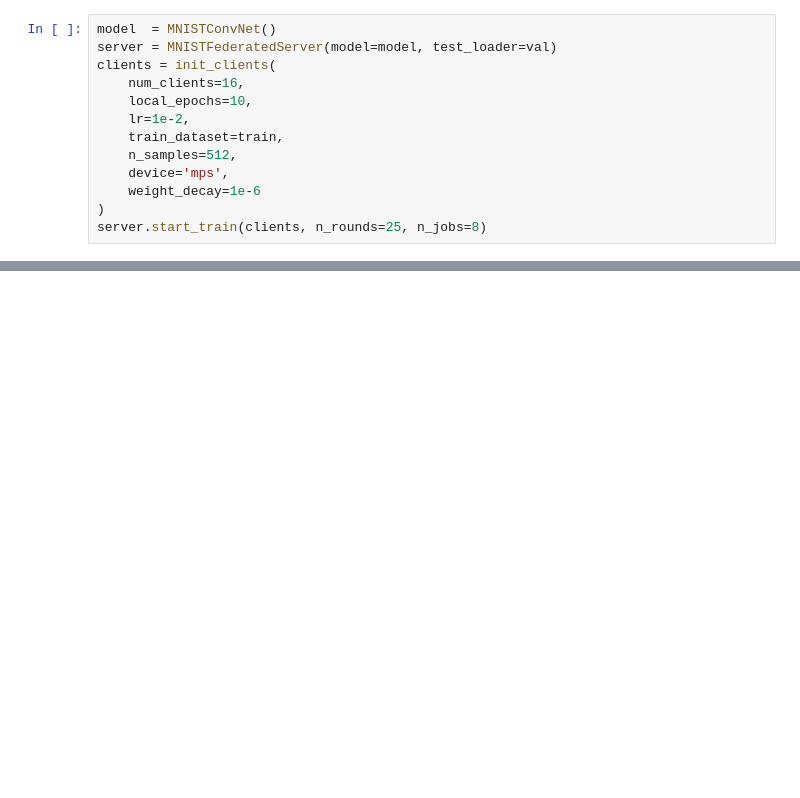
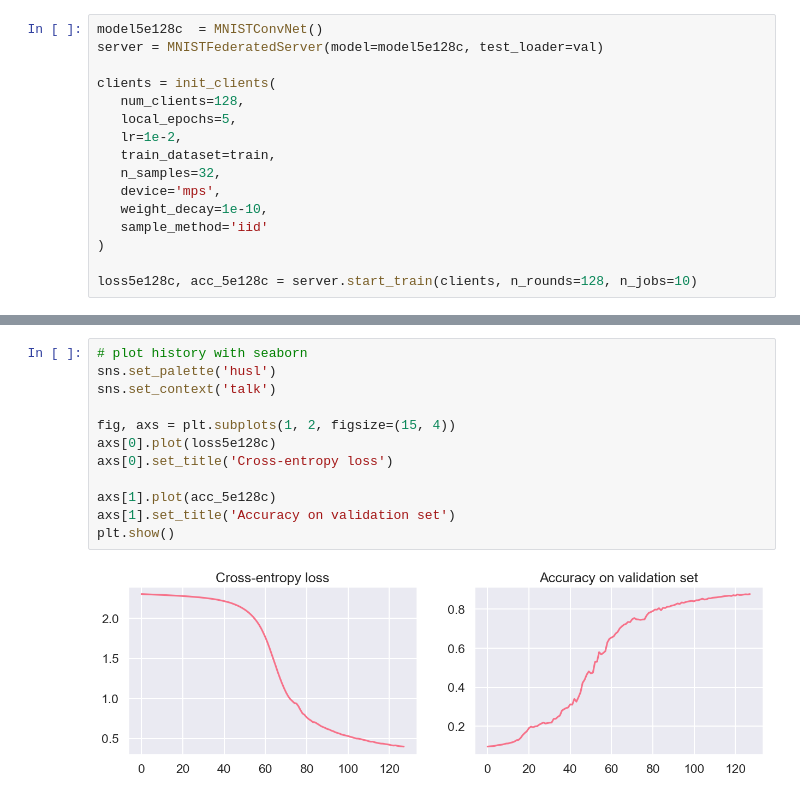
Before and after one commit to vornao/cl-project, a Jupyter notebook: src/test.ipynb, the cells around one changed output, grey strips where cells are left out. Drawn from its saved outputs; the diff is of its cells as text; blank space fills up the shorter version.

Commit message:
started some experiments

```diff
--- a/src/test.ipynb
+++ b/src/test.ipynb
@@ -20,14 +179,17 @@ train, val, test = get_mnist_dataloader(64)
 # %%
-model  = MNISTConvNet()
-server = MNISTFederatedServer(model=model, test_loader=val)
+model5e128c  = MNISTConvNet()
+server = MNISTFederatedServer(model=model5e128c, test_loader=val)
+
 clients = init_clients(
-    num_clients=16,
-    local_epochs=10,
-    lr=1e-2,
-    train_dataset=train,
-    n_samples=512,
-    device='mps',
-    weight_decay=1e-6
+   num_clients=128,
+   local_epochs=5,
+   lr=1e-2,
+   train_dataset=train,
+   n_samples=32,
+   device='mps',
+   weight_decay=1e-10,
+   sample_method='iid'
 )
-server.start_train(clients, n_rounds=25, n_jobs=8)
+
+loss5e128c, acc_5e128c = server.start_train(clients, n_rounds=128, n_jobs=10)
 # %% [output]
@@ -68,0 +247,14 @@ KeyboardInterrupt:
+# %%
+# plot history with seaborn
+sns.set_palette('husl')
+sns.set_context('talk')
+
+fig, axs = plt.subplots(1, 2, figsize=(15, 4))
+axs[0].plot(loss5e128c)
+axs[0].set_title('Cross-entropy loss')
+
+axs[1].plot(acc_5e128c)
+axs[1].set_title('Accuracy on validation set')
+plt.show()
+# %% [output]
+[figure, added]
```
Also changed, not shown: parts of 21 cells of this notebook, 2 other files.
